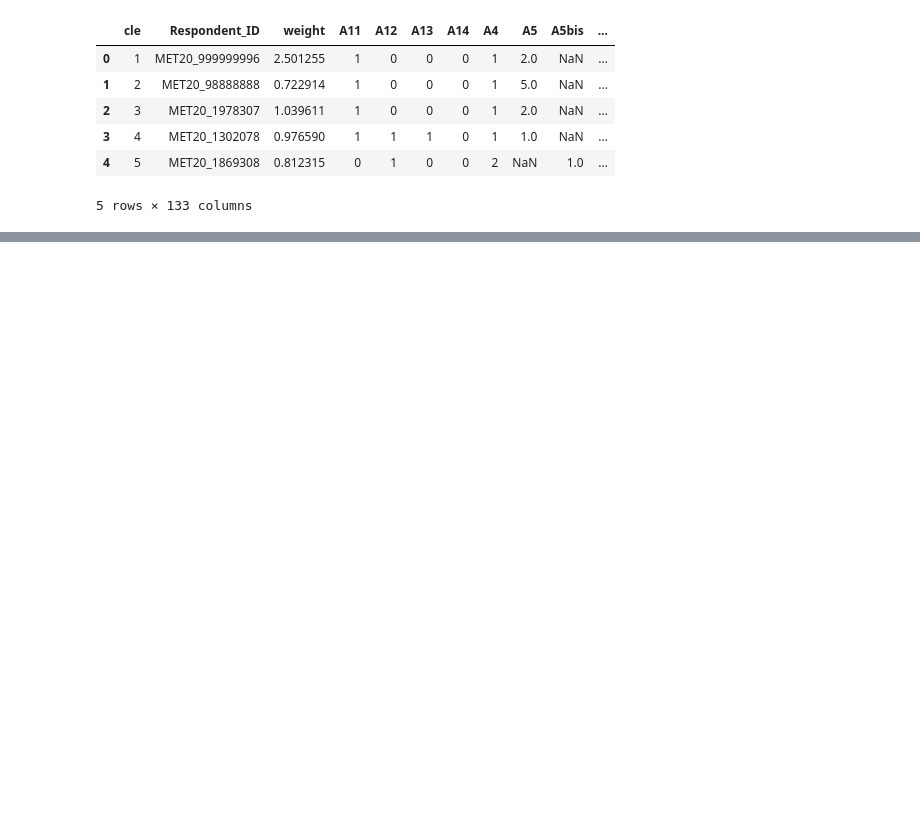
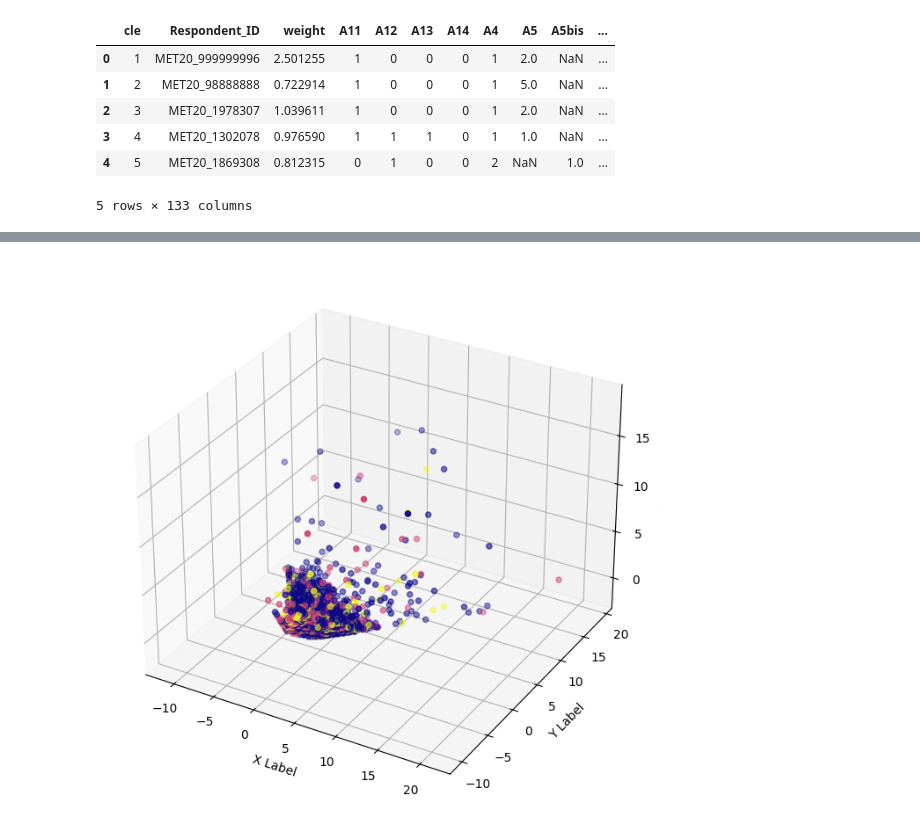
Before and after one commit to QuentinFISCH/qantar, a Jupyter notebook: tp1/exploration.ipynb, the cells around one changed output, grey strips where cells are left out. Saved outputs shown, nothing was run; the diff lists cells and outputs as text; code cells hidden in the pictures; blank space fills up the shorter version.

```diff
--- a/tp1/exploration.ipynb
+++ b/tp1/exploration.ipynb
@@ -16,0 +33,8 @@ data.head()
+# %%
+respondents_usages = data_usages["Respondent_ID"]
+weights_usages = data_usages["weight"]
+data_usages = data_usages.drop(to_drop, axis=1)
+
+respondents_attitudes = data_attitudes["Respondent_ID"]
+weights_attitudes = data_attitudes["weight"]
+data_attitudes = data_attitudes.drop(to_drop, axis=1)
@@ -16,0 +43,4 @@ data.head()
+# %%
+enc = OneHotEncoder(sparse_output=False)
+data_attitude_enc = enc.fit_transform(data_attitudes)
+data_attitude_enc.head()
@@ -16,0 +55,4 @@ data.head()
+# %%
+# multiply each row by its weight
+data_attitude_weighted = data_attitude_enc.multiply(weights_usages, axis="index")
+data_attitude_weighted
@@ -16,0 +73,4 @@ data.head()
+# %%
+pca = PCA(n_components=3)
+pca.fit(data_attitude_weighted)
+data_pca = pca.transform(data_attitude_weighted)
@@ -16,0 +93,11 @@ data.head()
+# %%
+# Plotting in 3D
+fig = plt.figure(figsize=(8, 8))
+ax = fig.add_subplot(111, projection='3d')
+ax.scatter(data_pca.iloc[:, 0], data_pca.iloc[:, 1], data_pca.iloc[:, 2], cmap='plasma', c=data["A4"])
+ax.set_xlabel('X Label')
+ax.set_ylabel('Y Label')
+ax.set_zlabel('Z Label')
+plt.show()
+# %% [output]
+[figure, added]
```
Also changed, not shown: parts of 12 cells of this notebook.
